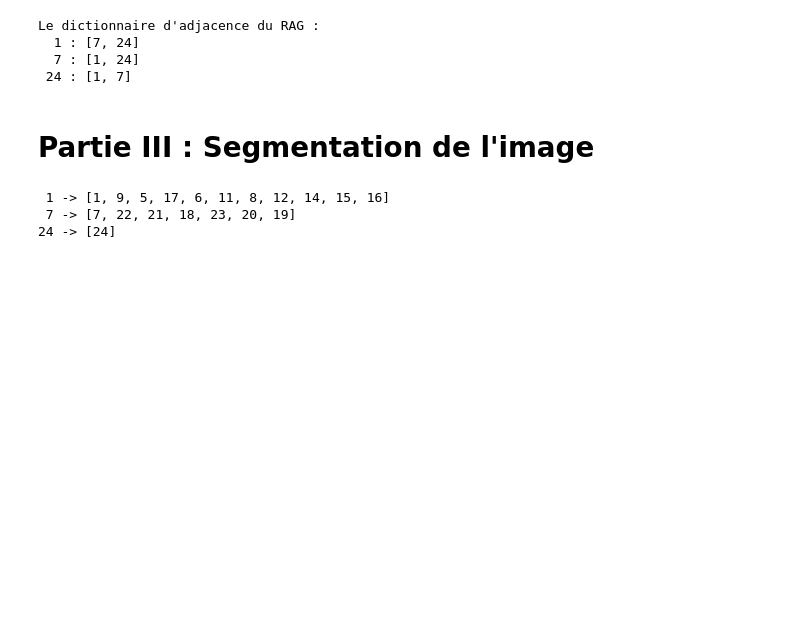
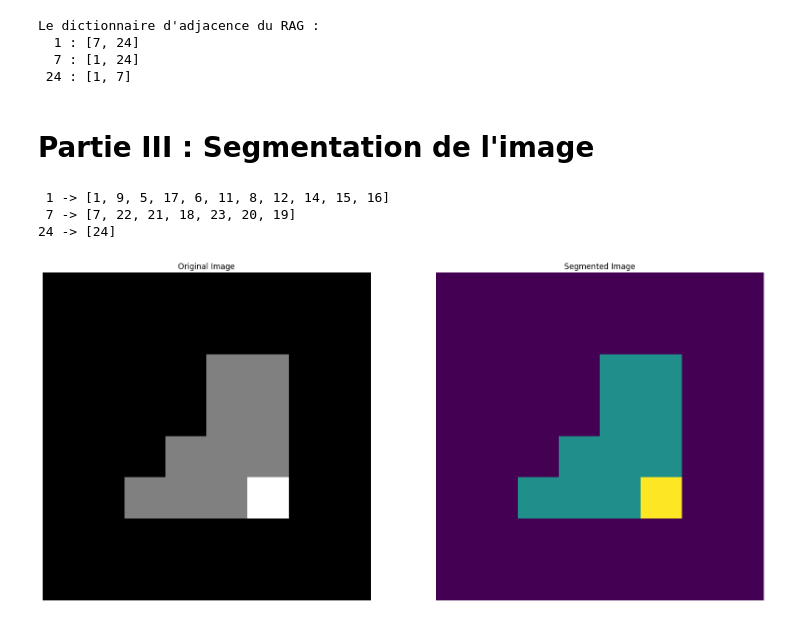
Before and after one commit to akef215/image_processing, a Jupyter notebook: RAG_demo.ipynb, the cells around one changed output. Drawn from its saved outputs; the diff is of its cells as text; code cells hidden in the pictures; blank space fills up the shorter version.

Commit message:
segmentation_img with RAG

```diff
--- a/RAG_demo.ipynb
+++ b/RAG_demo.ipynb
@@ -101,9 +88,51 @@ Le dictionnaire d'adjacence du RAG :
 # %%
 # L'arbre contient la trace de notre travail
 # elle fera le travail d'index danse
 for node in graphe.get_adj_dict():
     print(f"{node:2} -> {graphe.get_segment_components(node)}")
+
+r, c = graphe.img_.shape
+steps = []
+
+for i in range(graphe.profondeur_global()):
+    steps.append((r/2**(i+1), c/2**(i+1)))
+
+def build_offset_mat(step_x, step_y):
+    return np.vstack([step_x*np.array([0, 0, 1, 1]), step_y*np.array([0, 1, 0, 1])]).T.astype(int)
+
+def child_rank(node):
+    return node.parent.children.index(node)
+
+def unhash(i):
+    if i == 0:
+        return 0, img.shape[0], 0, img.shape[1]
+    node = graphe.get_node(graphe.quad_tree_, str(i))
+    ancestors = graphe.parent_at_level(node)[1]
+    pos = np.array([0, 0], dtype=int)
+    for i in range(len(ancestors)):
+        node = graphe.get_node(graphe.quad_tree_, str(ancestors[i]))
+        offset = build_offset_mat(*steps[i])
+        pos = pos + offset[child_rank(node)]
+
+    dI = build_offset_mat(*steps[len(ancestors)-1])[3]
+    return pos[0], pos[0]+dI[0], pos[1], pos[1]+dI[1]
+
+img_ = np.zeros(shape=img.shape)
+cpt = 1
+for i in graphe.adj_dict_:
+    for node in graphe.get_segment_components(i):
+        x_i, x_f, y_i, y_f = unhash(node)
+        img_[x_i:x_f, y_i:y_f] = cpt
+    cpt += 1
+
+plt.figure(figsize=(20, 40))
+plt.subplot(121), plt.title("Original Image"), plt.axis('off')
+plt.imshow(img_, cmap='gray')
+plt.subplot(122), plt.title("Segmented Image"), plt.axis('off')
+plt.imshow(img)
+plt.show()
 # %% [output]
  1 -> [1, 9, 5, 17, 6, 11, 8, 12, 14, 15, 16]
  7 -> [7, 22, 21, 18, 23, 20, 19]
 24 -> [24]
+[figure, added]
```
Also changed, not shown: parts of 3 cells of this notebook, 2 other files.
